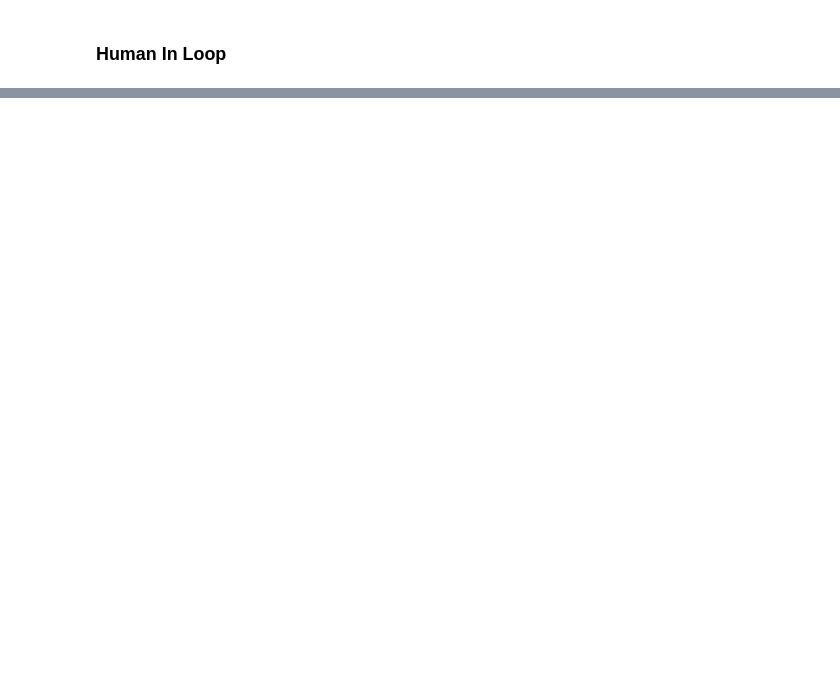
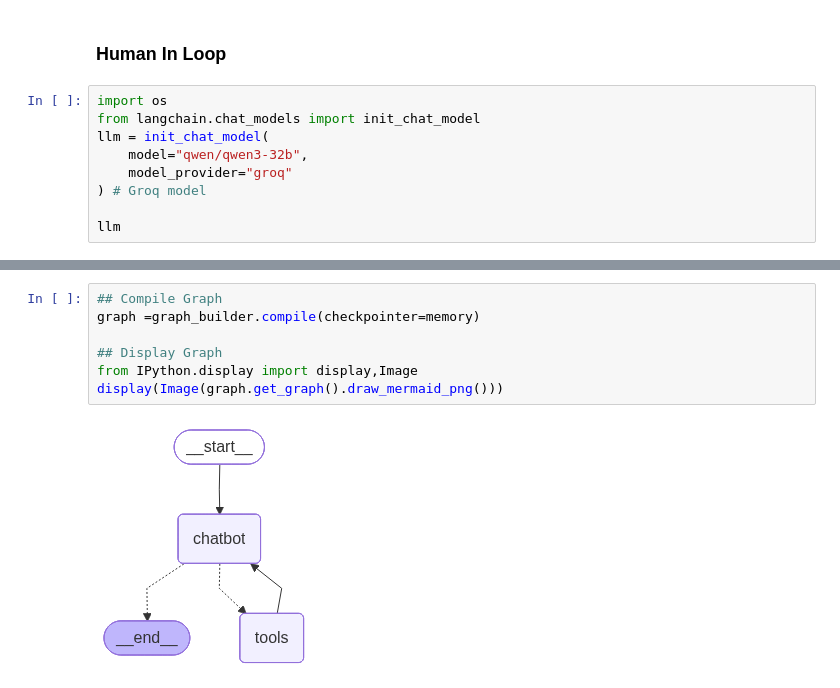
Before and after one commit to giresh-singh/langchainupdated, a Jupyter notebook: updatedlangchain/7-basicchatbot.ipynb, the cells around one changed output, grey strips where cells are left out. Cells and saved outputs as stored; diff of their text form; blank space fills up the shorter version.

```diff
--- a/updatedlangchain/7-basicchatbot.ipynb
+++ b/updatedlangchain/7-basicchatbot.ipynb
@@ -561,2 +567,11 @@ async for chunk in graph_builder.astream_events({"messages":"My Name is Giresh S
 # %% [markdown]
 ### Human In Loop
+# %%
+import os
+from langchain.chat_models import init_chat_model
+llm = init_chat_model(
+    model="qwen/qwen3-32b",
+    model_provider="groq"
+) # Groq model
+
+llm
@@ -562,0 +635,9 @@ async for chunk in graph_builder.astream_events({"messages":"My Name is Giresh S
+# %%
+## Compile Graph
+graph =graph_builder.compile(checkpointer=memory)
+
+## Display Graph
+from IPython.display import display,Image
+display(Image(graph.get_graph().draw_mermaid_png()))
+# %% [output]
+[figure, added]
```
Also changed, not shown: parts of 26 cells of this notebook.
